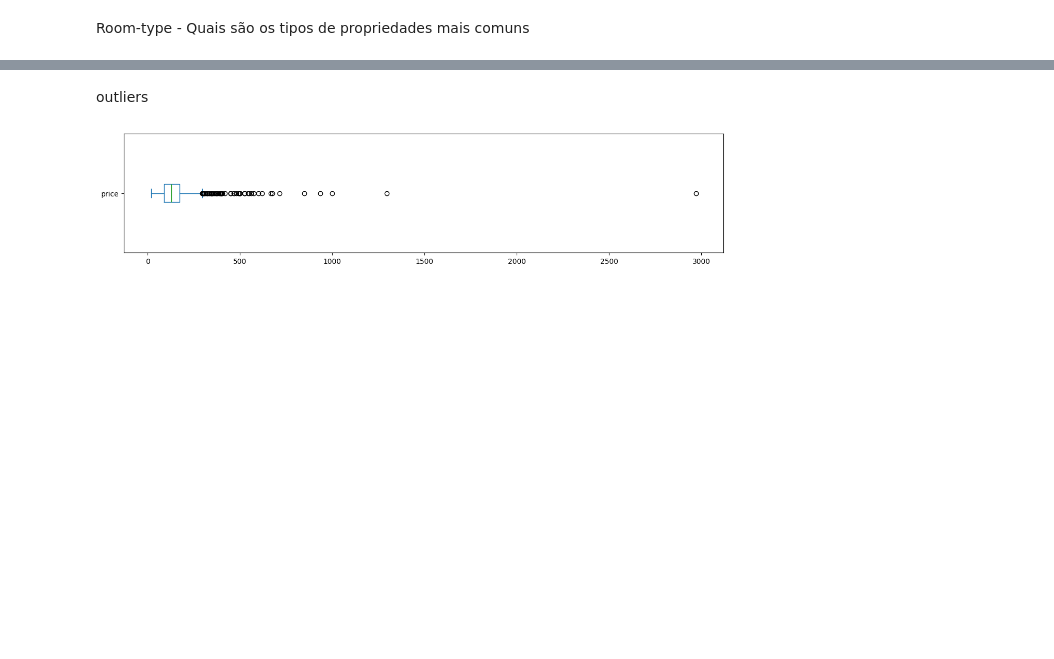
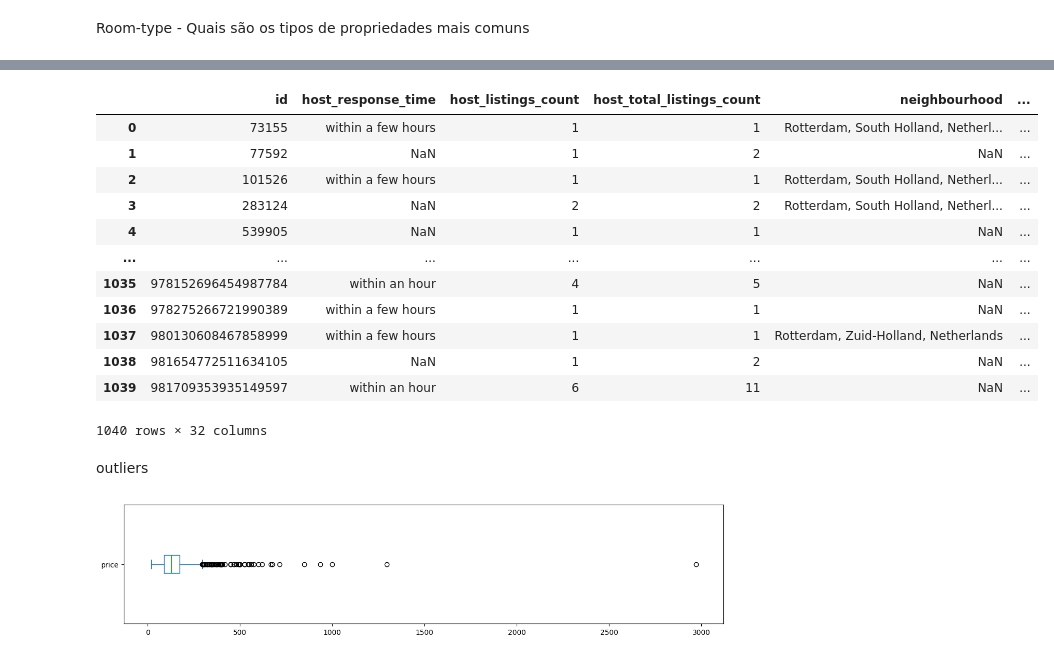
Before and after one commit to RafaelAndreRio/SAD_Trabalho_Final, a Jupyter notebook: Estudo_airbnb.ipynb, the cells around one changed output, grey strips where cells are left out. Cells and saved outputs as stored; diff of their text form; code cells hidden in the pictures; blank space fills up the shorter version.

```diff
--- a/Estudo_airbnb.ipynb
+++ b/Estudo_airbnb.ipynb
@@ -257,3 +152,68 @@ review_scores_value
+# %%
+listings_zipado_df=listings_zipado_df.drop('name', axis=1)
+listings_zipado_df=listings_zipado_df.drop('description', axis=1)
+listings_zipado_df=listings_zipado_df.drop('listing_url', axis=1)
+listings_zipado_df=listings_zipado_df.drop('scrape_id', axis=1)
+listings_zipado_df=listings_zipado_df.drop('last_scraped', axis=1)
+listings_zipado_df=listings_zipado_df.drop('source', axis=1)
+listings_zipado_df=listings_zipado_df.drop('neighborhood_overview', axis=1)
+listings_zipado_df=listings_zipado_df.drop('picture_url', axis=1)
+listings_zipado_df=listings_zipado_df.drop('host_id', axis=1)
+listings_zipado_df=listings_zipado_df.drop('host_url', axis=1)
+listings_zipado_df=listings_zipado_df.drop('host_name', axis=1)
+listings_zipado_df=listings_zipado_df.drop('host_since', axis=1)
+listings_zipado_df=listings_zipado_df.drop('host_location', axis=1)
+listings_zipado_df=listings_zipado_df.drop('host_about', axis=1)
+listings_zipado_df=listings_zipado_df.drop('host_is_superhost', axis=1)
+listings_zipado_df=listings_zipado_df.drop('host_acceptance_rate', axis=1)
+listings_zipado_df=listings_zipado_df.drop('host_thumbnail_url', axis=1)
+listings_zipado_df=listings_zipado_df.drop('host_picture_url', axis=1)
+listings_zipado_df=listings_zipado_df.drop('host_neighbourhood', axis=1)
+listings_zipado_df=listings_zipado_df.drop('host_verifications', axis=1)
+listings_zipado_df=listings_zipado_df.drop('host_has_profile_pic', axis=1)
+listings_zipado_df=listings_zipado_df.drop('host_identity_verified', axis=1)
+#listings_zipado_df=listings_zipado_df.drop('neighbourhood_cleansed', axis=1)
+listings_zipado_df=listings_zipado_df.drop('neighbourhood_group_cleansed', axis=1)
+listings_zipado_df=listings_zipado_df.drop('bathrooms_text', axis=1)
+listings_zipado_df=listings_zipado_df.drop('minimum_minimum_nights', axis=1)
+listings_zipado_df=listings_zipado_df.drop('maximum_minimum_nights', axis=1)
+listings_zipado_df=listings_zipado_df.drop('minimum_maximum_nights', axis=1)
+listings_zipado_df=listings_zipado_df.drop('maximum_maximum_nights', axis=1)
+listings_zipado_df=listings_zipado_df.drop('minimum_nights_avg_ntm', axis=1)
+listings_zipado_df=listings_zipado_df.drop('maximum_nights_avg_ntm', axis=1)
+listings_zipado_df=listings_zipado_df.drop('calendar_updated', axis=1)
+listings_zipado_df=listings_zipado_df.drop('has_availability', axis=1)
+listings_zipado_df=listings_zipado_df.drop('calendar_last_scraped', axis=1)
+listings_zipado_df=listings_zipado_df.drop('number_of_reviews_ltm', axis=1)
+listings_zipado_df=listings_zipado_df.drop('number_of_reviews_l30d', axis=1)
+listings_zipado_df=listings_zipado_df.drop('first_review', axis=1)
+listings_zipado_df=listings_zipado_df.drop('last_review', axis=1)
+listings_zipado_df=listings_zipado_df.drop('license', axis=1)
+listings_zipado_df=listings_zipado_df.drop('calculated_host_listings_count', axis=1)
+listings_zipado_df=listings_zipado_df.drop('calculated_host_listings_count_entire_homes', axis=1)
+listings_zipado_df=listings_zipado_df.drop('calculated_host_listings_count_private_rooms', axis=1)
+listings_zipado_df=listings_zipado_df.drop('calculated_host_listings_count_shared_rooms', axis=1)
+listings_zipado_df=listings_zipado_df.drop('reviews_per_month', axis=1)
+listings_zipado_df=listings_zipado_df.drop('host_response_rate', axis=1)
+
+listings_zipado_df
+#listings_zipado_df.info() #mostra informações sobre cada coluna
+
+#listings_zipado_df.columns
+# %% [output]
+|  | id | host_response_time | host_listings_count | host_total_listings_count | neighbourhood | ... |
+| 0 | 73155 | within a few hours | 1 | 1 | Rotterdam, South Holland, Netherl... | ... |
+| 1 | 77592 | NaN | 1 | 2 | NaN | ... |
+| 2 | 101526 | within a few hours | 1 | 1 | Rotterdam, South Holland, Netherl... | ... |
+| 3 | 283124 | NaN | 2 | 2 | Rotterdam, South Holland, Netherl... | ... |
+| 4 | 539905 | NaN | 1 | 1 | NaN | ... |
+| ... | ... | ... | ... | ... | ... | ... |
+| 1035 | 978152696454987784 | within an hour | 4 | 5 | NaN | ... |
+| 1036 | 978275266721990389 | within a few hours | 1 | 1 | NaN | ... |
+| 1037 | 980130608467858999 | within a few hours | 1 | 1 | Rotterdam, Zuid-Holland, Netherlands | ... |
+| 1038 | 981654772511634105 | NaN | 1 | 2 | NaN | ... |
+| 1039 | 981709353935149597 | within an hour | 6 | 11 | NaN | ... |
+1040 rows × 32 columns
 # %% [markdown]
 outliers
 # %%
```
Also changed, not shown: parts of 29 cells of this notebook, 1 other file.
